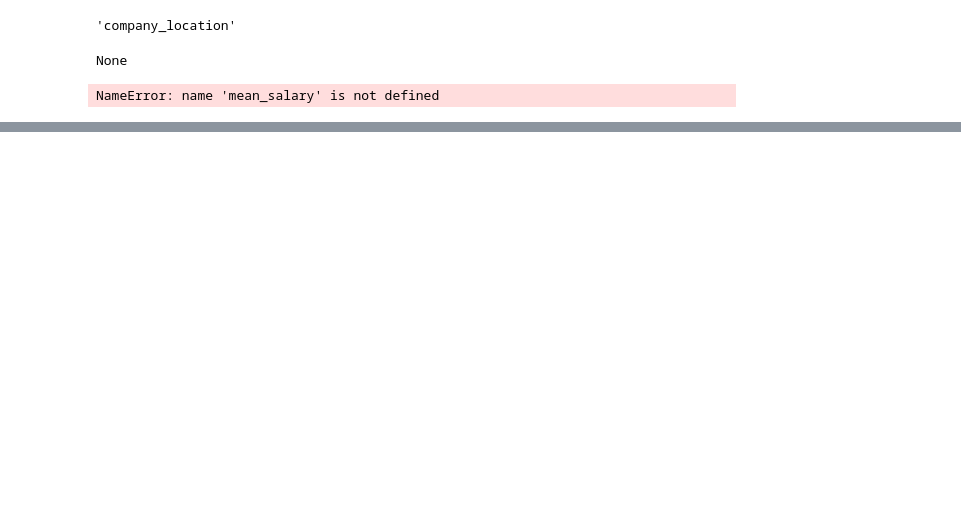
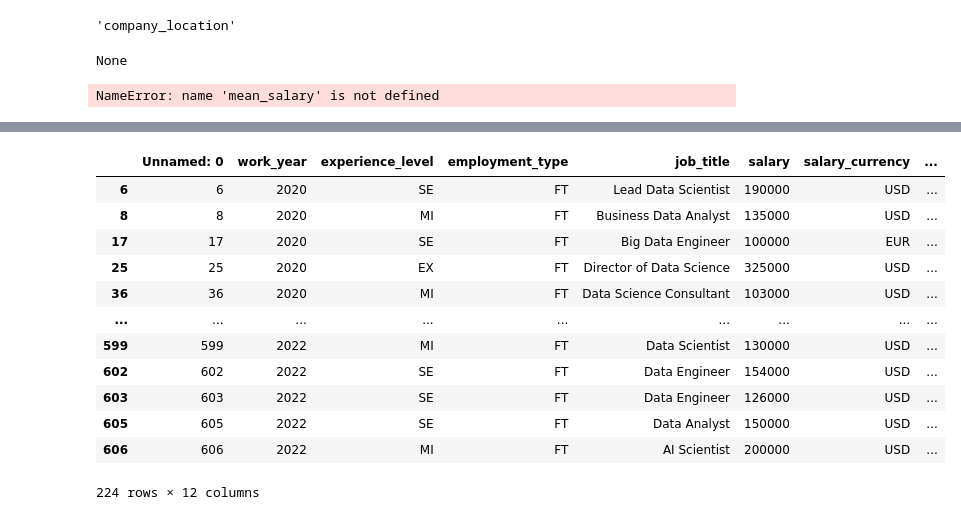
Before and after one commit to cryswong26/Data-Science-Salaries, a Jupyter notebook: support/ds salaries notebook.ipynb, the cells around one changed output, grey strips where cells are left out. Drawn from its saved outputs; the diff is of its cells as text; code cells hidden in the pictures; blank space fills up the shorter version.

```diff
--- a/support/ds salaries notebook.ipynb
+++ b/support/ds salaries notebook.ipynb
@@ -557,3 +468,21 @@ mylayout = go.Layout(
 )
 # %%
 fig = go.Figure(data=[mydata1], layout=mylayout)
+# %%
+#which country has the most data science jobs with >100K salary and 100% remote work?
+df[(df.salary_in_usd > 100000) & (df.remote_ratio == 100)]
+#df['remote & high salary'] =
+# %% [output]
+|  | Unnamed: 0 | work_year | experience_level | employment_type | job_title | salary | salary_currency | ... |
+| 6 | 6 | 2020 | SE | FT | Lead Data Scientist | 190000 | USD | ... |
+| 8 | 8 | 2020 | MI | FT | Business Data Analyst | 135000 | USD | ... |
+| 17 | 17 | 2020 | SE | FT | Big Data Engineer | 100000 | EUR | ... |
+| 25 | 25 | 2020 | EX | FT | Director of Data Science | 325000 | USD | ... |
+| 36 | 36 | 2020 | MI | FT | Data Science Consultant | 103000 | USD | ... |
+| ... | ... | ... | ... | ... | ... | ... | ... | ... |
+| 599 | 599 | 2022 | MI | FT | Data Scientist | 130000 | USD | ... |
+| 602 | 602 | 2022 | SE | FT | Data Engineer | 154000 | USD | ... |
+| 603 | 603 | 2022 | SE | FT | Data Engineer | 126000 | USD | ... |
+| 605 | 605 | 2022 | SE | FT | Data Analyst | 150000 | USD | ... |
+| 606 | 606 | 2022 | MI | FT | AI Scientist | 200000 | USD | ... |
+224 rows × 12 columns
```
Also changed, not shown: parts of 34 cells of this notebook, 1 other file.
